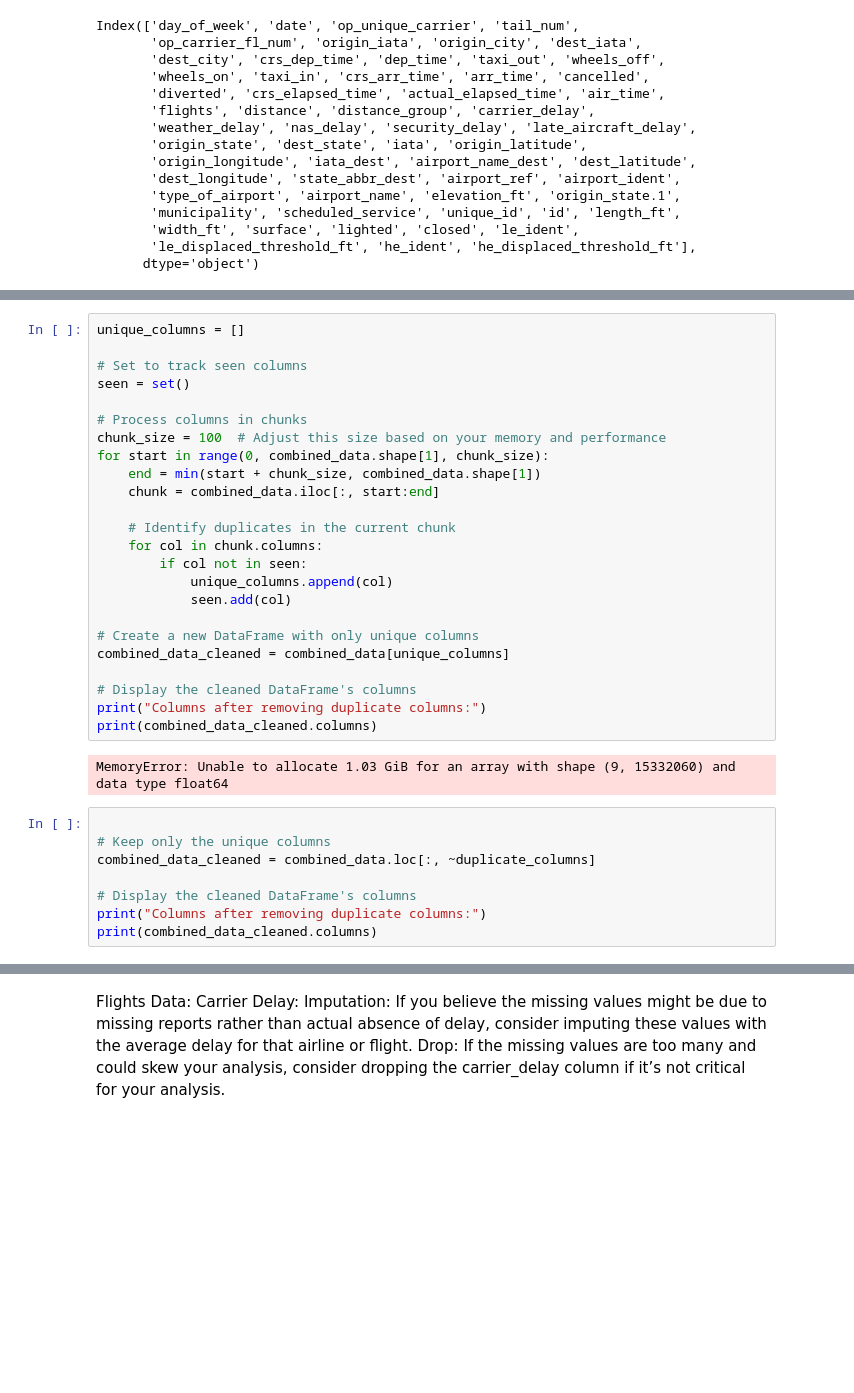
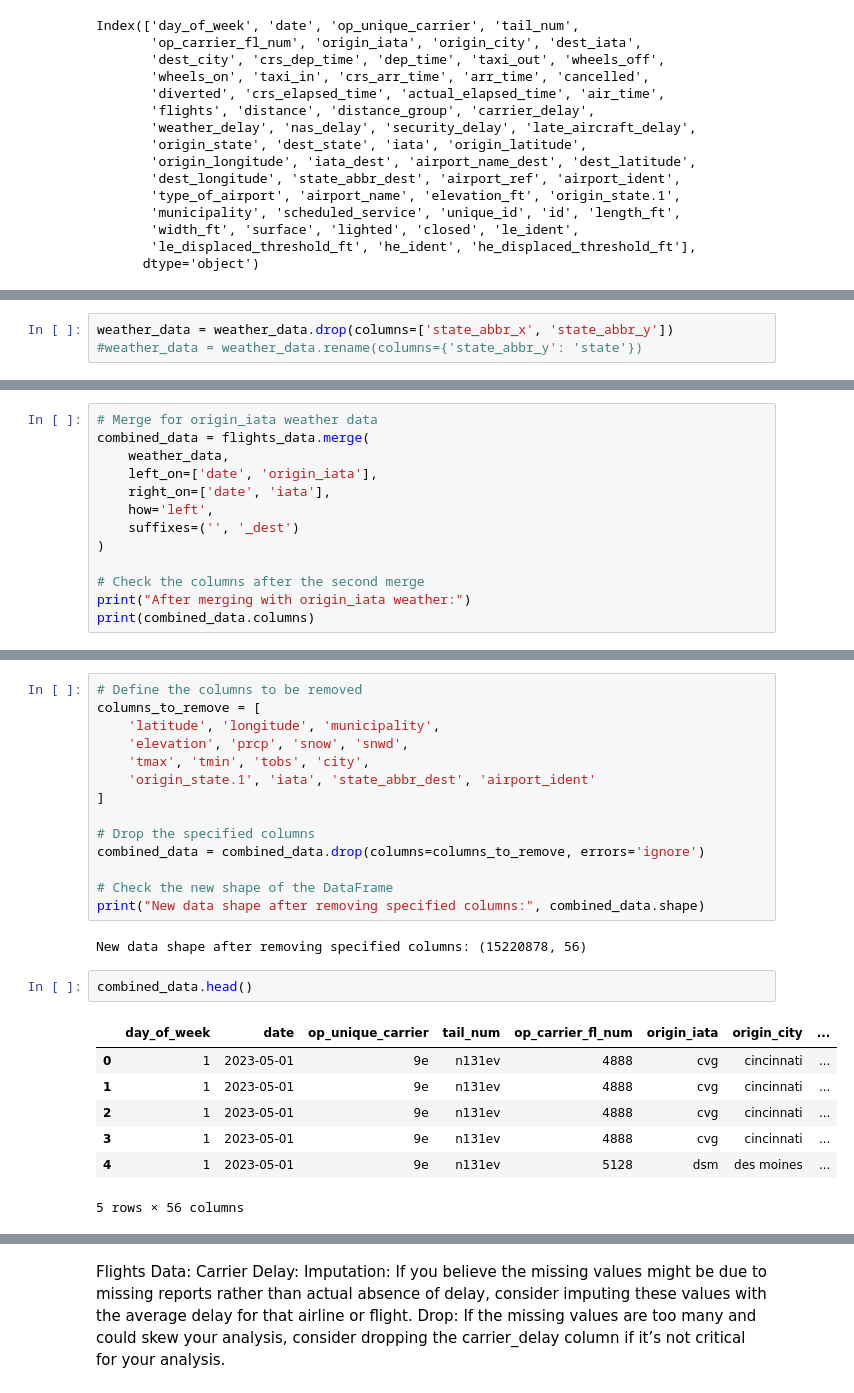
Before and after one commit to hopehusemann/Capstone, a Jupyter notebook: data_wrangling_and_eda.ipynb, the cells around one changed output, grey strips where cells are left out. Drawn from its saved outputs; the diff is of its cells as text; blank space fills up the shorter version.

```diff
--- a/data_wrangling_and_eda.ipynb
+++ b/data_wrangling_and_eda.ipynb
@@ -96,0 +91,3 @@ Index(['day_of_week', 'date', 'op_unique_carrier', 'tail_num',
+# %%
+weather_data = weather_data.drop(columns=['state_abbr_x', 'state_abbr_y'])
+#weather_data = weather_data.rename(columns={'state_abbr_y': 'state'})
@@ -127 +133,14 @@ Index(['day_of_week', 'date', 'op_unique_carrier', 'tail_num',
       dtype='object')
+# %%
+# Merge for origin_iata weather data
+combined_data = flights_data.merge(
+    weather_data,
+    left_on=['date', 'origin_iata'],
+    right_on=['date', 'iata'],
+    how='left',
+    suffixes=('', '_dest')
+)
+
+# Check the columns after the second merge
+print("After merging with origin_iata weather:")
+print(combined_data.columns)
@@ -137,36 +196,28 @@ Index: []
-# %%
-unique_columns = []
-
-# Set to track seen columns
-seen = set()
-
-# Process columns in chunks
-chunk_size = 100  # Adjust this size based on your memory and performance
-for start in range(0, combined_data.shape[1], chunk_size):
-    end = min(start + chunk_size, combined_data.shape[1])
-    chunk = combined_data.iloc[:, start:end]
-
-    # Identify duplicates in the current chunk
-    for col in chunk.columns:
-        if col not in seen:
-            unique_columns.append(col)
-            seen.add(col)
-
-# Create a new DataFrame with only unique columns
-combined_data_cleaned = combined_data[unique_columns]
-
-# Display the cleaned DataFrame's columns
-print("Columns after removing duplicate columns:")
-print(combined_data_cleaned.columns)
-# %% [output]
-MemoryError: Unable to allocate 1.03 GiB for an array with shape (9, 15332060) and data type float64
-# %%
-
-# Keep only the unique columns
-combined_data_cleaned = combined_data.loc[:, ~duplicate_columns]
-
-# Display the cleaned DataFrame's columns
-print("Columns after removing duplicate columns:")
-print(combined_data_cleaned.columns)
+# %%
+# Define the columns to be removed
+columns_to_remove = [
+    'latitude', 'longitude', 'municipality',
+    'elevation', 'prcp', 'snow', 'snwd',
+    'tmax', 'tmin', 'tobs', 'city',
+    'origin_state.1', 'iata', 'state_abbr_dest', 'airport_ident'
+]
+
+# Drop the specified columns
+combined_data = combined_data.drop(columns=columns_to_remove, errors='ignore')
+
+# Check the new shape of the DataFrame
+print("New data shape after removing specified columns:", combined_data.shape)
+# %% [output]
+New data shape after removing specified columns: (15220878, 56)
+# %%
+combined_data.head()
+# %% [output]
+|  | day_of_week | date | op_unique_carrier | tail_num | op_carrier_fl_num | origin_iata | origin_city | ... |
+| 0 | 1 | 2023-05-01 | 9e | n131ev | 4888 | cvg | cincinnati | ... |
+| 1 | 1 | 2023-05-01 | 9e | n131ev | 4888 | cvg | cincinnati | ... |
+| 2 | 1 | 2023-05-01 | 9e | n131ev | 4888 | cvg | cincinnati | ... |
+| 3 | 1 | 2023-05-01 | 9e | n131ev | 4888 | cvg | cincinnati | ... |
+| 4 | 1 | 2023-05-01 | 9e | n131ev | 5128 | dsm | des moines | ... |
+5 rows × 56 columns
 # %%
 # Remove duplicate rows from the DataFrame
```
Also changed, not shown: parts of 46 cells of this notebook, 1 other file.
